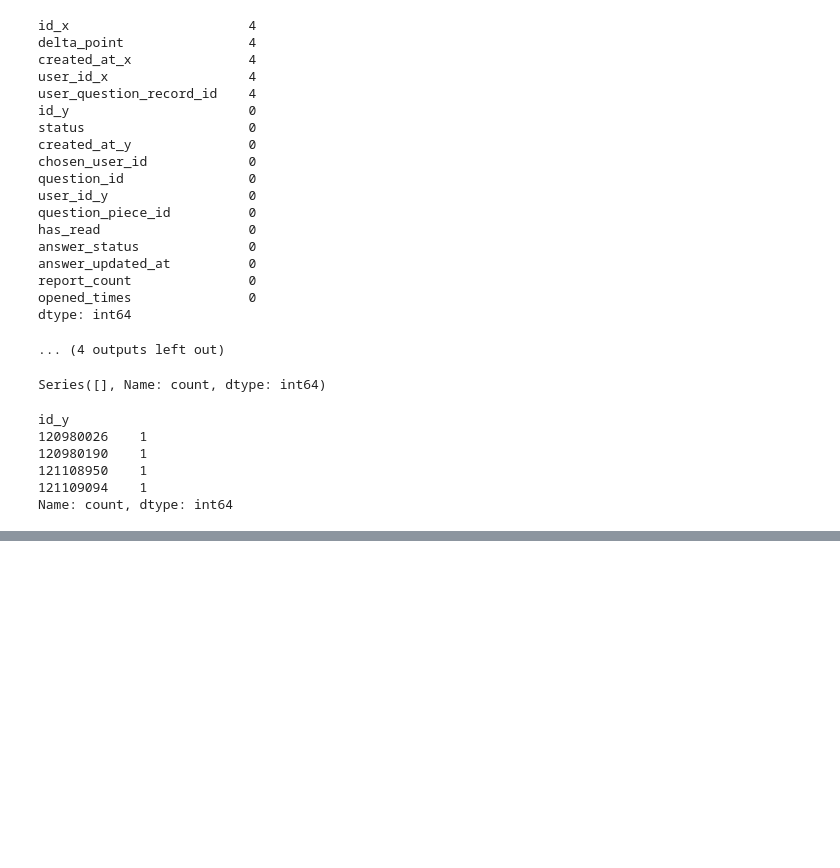
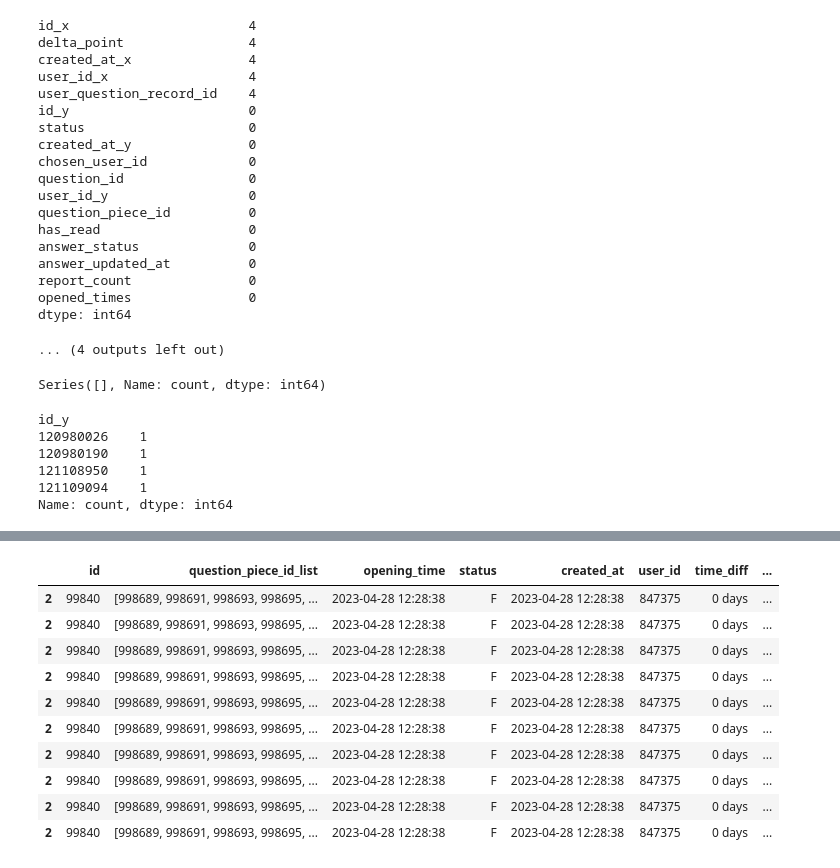
Before and after one commit to seung127/codeit_project, a Jupyter notebook: codeit-project-docker/notebooks/eda.ipynb, the cells around one changed output, grey strips where cells are left out. Saved outputs shown, nothing was run; the diff lists cells and outputs as text; code cells hidden in the pictures; blank space fills up the shorter version.

```diff
--- a/codeit-project-docker/notebooks/eda.ipynb
+++ b/codeit-project-docker/notebooks/eda.ipynb
@@ -2736,0 +3013,15 @@ Name: count, dtype: int64
+# %%
+# 샘플 확인 -> 중간에 없는 숫자는?
+questionset_df_exploded[questionset_df_exploded['id'] == 99840]
+# %% [output]
+|  | id | question_piece_id_list | opening_time | status | created_at | user_id | time_diff | ... |
+| 2 | 99840 | [998689, 998691, 998693, 998695, ... | 2023-04-28 12:28:38 | F | 2023-04-28 12:28:38 | 847375 | 0 days | ... |
+| 2 | 99840 | [998689, 998691, 998693, 998695, ... | 2023-04-28 12:28:38 | F | 2023-04-28 12:28:38 | 847375 | 0 days | ... |
+| 2 | 99840 | [998689, 998691, 998693, 998695, ... | 2023-04-28 12:28:38 | F | 2023-04-28 12:28:38 | 847375 | 0 days | ... |
+| 2 | 99840 | [998689, 998691, 998693, 998695, ... | 2023-04-28 12:28:38 | F | 2023-04-28 12:28:38 | 847375 | 0 days | ... |
+| 2 | 99840 | [998689, 998691, 998693, 998695, ... | 2023-04-28 12:28:38 | F | 2023-04-28 12:28:38 | 847375 | 0 days | ... |
+| 2 | 99840 | [998689, 998691, 998693, 998695, ... | 2023-04-28 12:28:38 | F | 2023-04-28 12:28:38 | 847375 | 0 days | ... |
+| 2 | 99840 | [998689, 998691, 998693, 998695, ... | 2023-04-28 12:28:38 | F | 2023-04-28 12:28:38 | 847375 | 0 days | ... |
+| 2 | 99840 | [998689, 998691, 998693, 998695, ... | 2023-04-28 12:28:38 | F | 2023-04-28 12:28:38 | 847375 | 0 days | ... |
+| 2 | 99840 | [998689, 998691, 998693, 998695, ... | 2023-04-28 12:28:38 | F | 2023-04-28 12:28:38 | 847375 | 0 days | ... |
+| 2 | 99840 | [998689, 998691, 998693, 998695, ... | 2023-04-28 12:28:38 | F | 2023-04-28 12:28:38 | 847375 | 0 days | ... |
```
Also changed, not shown: parts of 42 cells of this notebook.
